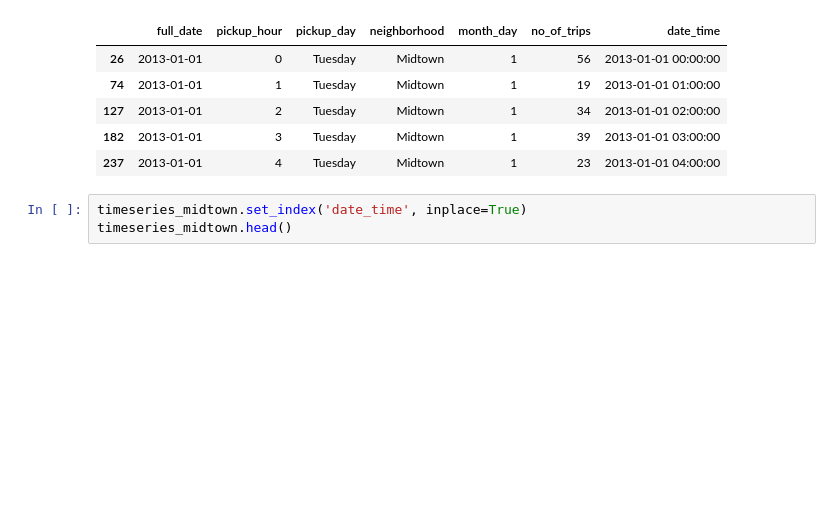
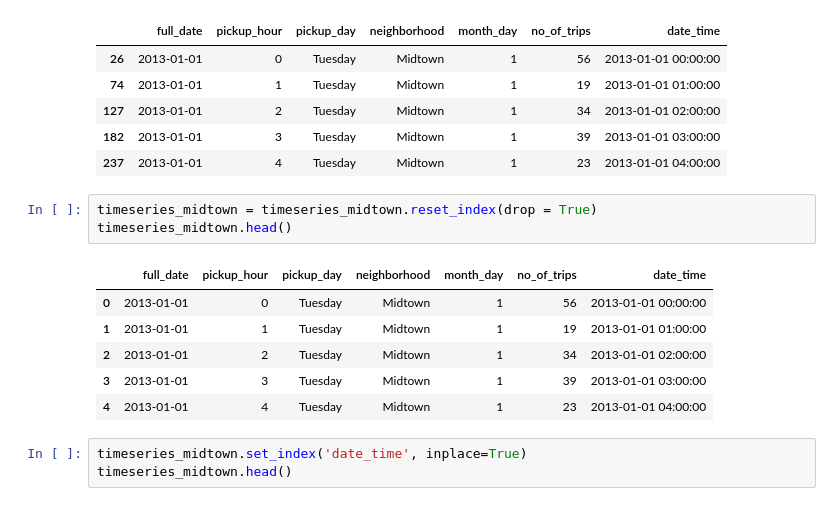
Before and after one commit to abasu1007/nyc_taxi_data, a Jupyter notebook: NYC_Taxis_time-series.ipynb, the cells around one changed output. Cells and saved outputs as stored; diff of their text form; blank space fills up the shorter version.

```diff
--- a/NYC_Taxis_time-series.ipynb
+++ b/NYC_Taxis_time-series.ipynb
@@ -165,6 +165,16 @@ timeseries_midtown.head()
 | 127 | 2013-01-01 | 2 | Tuesday | Midtown | 1 | 34 | 2013-01-01 02:00:00 |
 | 182 | 2013-01-01 | 3 | Tuesday | Midtown | 1 | 39 | 2013-01-01 03:00:00 |
 | 237 | 2013-01-01 | 4 | Tuesday | Midtown | 1 | 23 | 2013-01-01 04:00:00 |
+# %%
+timeseries_midtown = timeseries_midtown.reset_index(drop = True)
+timeseries_midtown.head()
+# %% [output]
+|  | full_date | pickup_hour | pickup_day | neighborhood | month_day | no_of_trips | date_time |
+| 0 | 2013-01-01 | 0 | Tuesday | Midtown | 1 | 56 | 2013-01-01 00:00:00 |
+| 1 | 2013-01-01 | 1 | Tuesday | Midtown | 1 | 19 | 2013-01-01 01:00:00 |
+| 2 | 2013-01-01 | 2 | Tuesday | Midtown | 1 | 34 | 2013-01-01 02:00:00 |
+| 3 | 2013-01-01 | 3 | Tuesday | Midtown | 1 | 39 | 2013-01-01 03:00:00 |
+| 4 | 2013-01-01 | 4 | Tuesday | Midtown | 1 | 23 | 2013-01-01 04:00:00 |
 # %%
 timeseries_midtown.set_index('date_time', inplace=True)
 timeseries_midtown.head()
```
Also changed, not shown: parts of 14 cells of this notebook.
